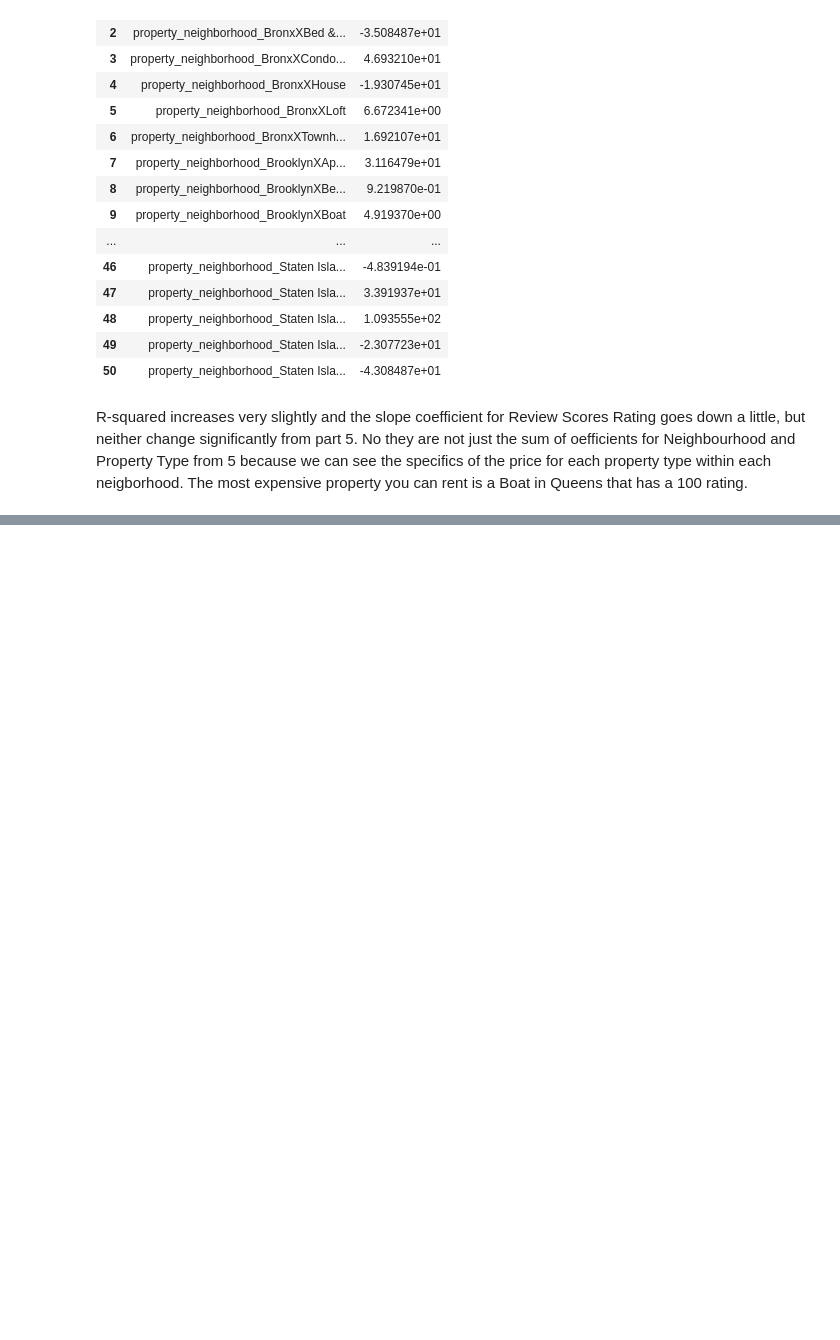
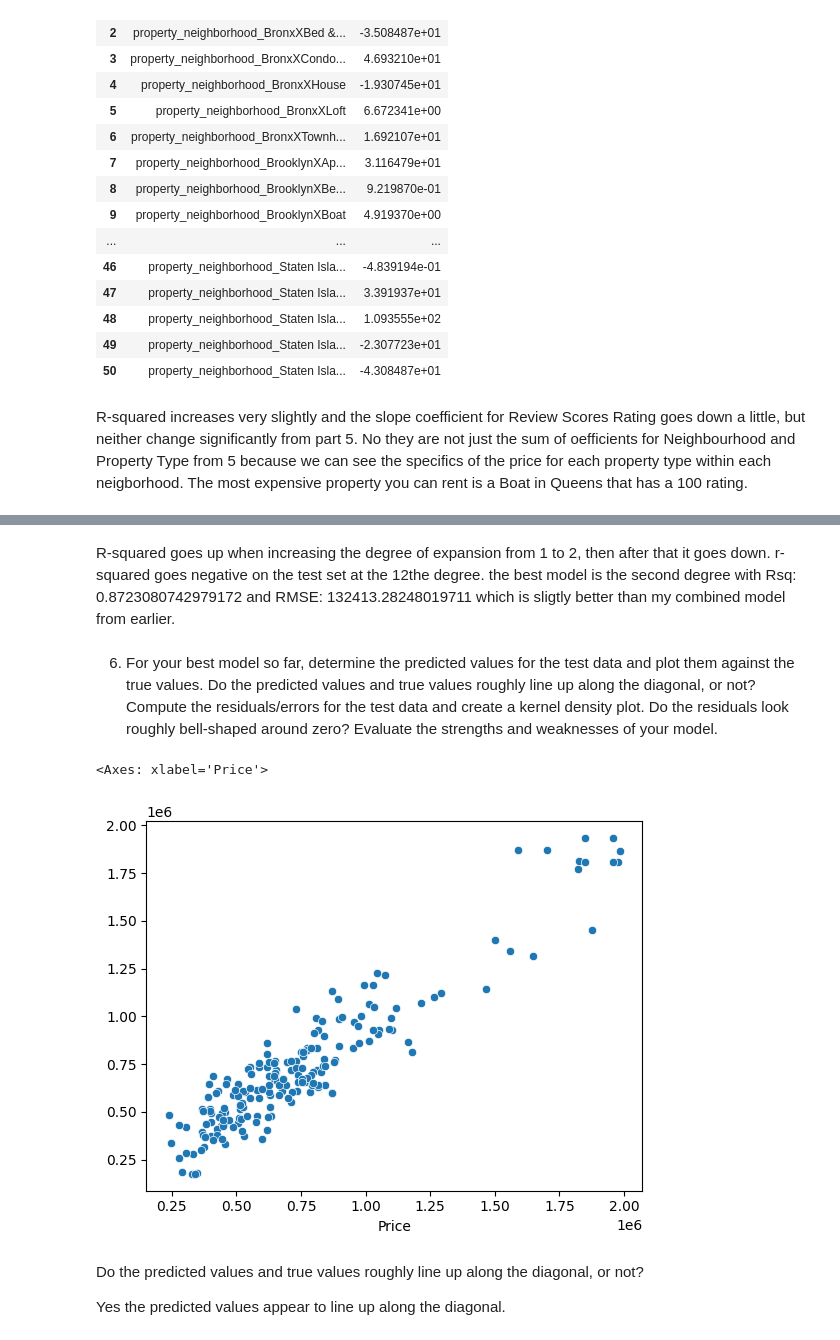
Before and after one commit to rachel1234561/labs, a Jupyter notebook: Copy_of_assignment.ipynb, the cells around one changed output, grey strips where cells are left out. Cells and saved outputs as stored; diff of their text form; code cells hidden in the pictures; blank space fills up the shorter version.

```diff
--- a/Copy_of_assignment.ipynb
+++ b/Copy_of_assignment.ipynb
@@ -336,0 +295,8 @@ This is typically the preferred way of expressing the OLS coefficients.
+# %%
+from sklearn.model_selection import train_test_split
+y = df_cars['Price']
+df = df_cars[['Make', 'Make_Year', 'Color', 'Body_Type', 'Mileage_Run', 'No_of_Owners', 'Seating_Capacity', 'Fuel_Type', 'Transmission', 'Transmission_Type']]
+
+df_train, df_test, y_train, y_test = train_test_split(df,y, # Feature and target variables
+                                                    test_size=.2, # Split the sample 80 train/ 20 test
+                                                    random_state=100) # For replication purposes
@@ -336,0 +363,10 @@ This is typically the preferred way of expressing the OLS coefficients.
+# %%
+# Combine numeric and categorical
+X_train_all = pd.concat([X_train, X_train2],axis=1, ignore_index=True)
+X_test_all = pd.concat([X_test, X_test2],axis=1, ignore_index=True)
+#
+reg_all = linear_model.LinearRegression().fit(X_train_all,y_train) # Run regression
+y_hat_all = reg_all.predict(X_test_all)
+print('R-squared: ', reg_all.score(X_test_all,y_test)) # R2
+rmse_all = np.sqrt( np.mean( (y_test - y_hat_all)**2 ))
+print('RMSE: ', rmse_all) # R2
@@ -336,0 +426,38 @@ This is typically the preferred way of expressing the OLS coefficients.
+# %% [markdown]
+R-squared goes up when increasing the degree of expansion from 1 to 2, then after that it goes down. r-squared goes negative on the test set at the 12the degree. the best model is the second degree with Rsq:  0.8723080742979172 and RMSE:  132413.28248019711 which is sligtly better than my combined model from earlier.
+# %% [markdown]
+6. For your best model so far, determine the predicted values for the test data and plot them against the true values. Do the predicted values and true values roughly line up along the diagonal, or not? Compute the residuals/errors for the test data and create a kernel density plot. Do the residuals look roughly bell-shaped around zero? Evaluate the strengths and weaknesses of your model.
+# %%
+expander = PolynomialFeatures(degree=2,include_bias=False)
+Z = expander.fit_transform(X_test)
+names = expander.get_feature_names_out() # Get the names of these variables
+X_test_d = pd.DataFrame(data=Z, columns = names) # Create a new, expanded dataframe
+#
+Z = expander.fit_transform(X_train)
+names = expander.get_feature_names_out() # Get the names of these variables
+X_train_d = pd.DataFrame(data=Z, columns = names) # Create a new, expanded dataframe
+#
+X_train_d.reset_index(drop=True, inplace=True)
+X_train2.reset_index(drop=True, inplace=True)
+X_train_all = pd.concat([X_train_d, X_train2], axis=1)
+X_train_all.columns = X_train_all.columns.astype(str)
+# Reset indices for concatenating:
+X_test_d.reset_index(drop=True, inplace=True)
+X_test2.reset_index(drop=True, inplace=True)
+X_test_all = pd.concat([X_test_d, X_test2], axis=1)
+X_test_all.columns = X_test_all.columns.astype(str)
+# Run regression
+reg_all = linear_model.LinearRegression().fit(X_train_all,y_train) # Run regression
+# Predictions and residuals:
+y_hat_all = reg_all.predict(X_test_all)
+residuals = y_test - y_hat_all
+
+# Scatterplot:
+sns.scatterplot(x=y_test,y=y_hat_all)
+# %% [output]
+<Axes: xlabel='Price'>
+[figure, added]
+# %% [markdown]
+Do the predicted values and true values roughly line up along the diagonal, or not?
+
+Yes the predicted values appear to line up along the diagonal.
```
Also changed, not shown: parts of 28 cells of this notebook.
